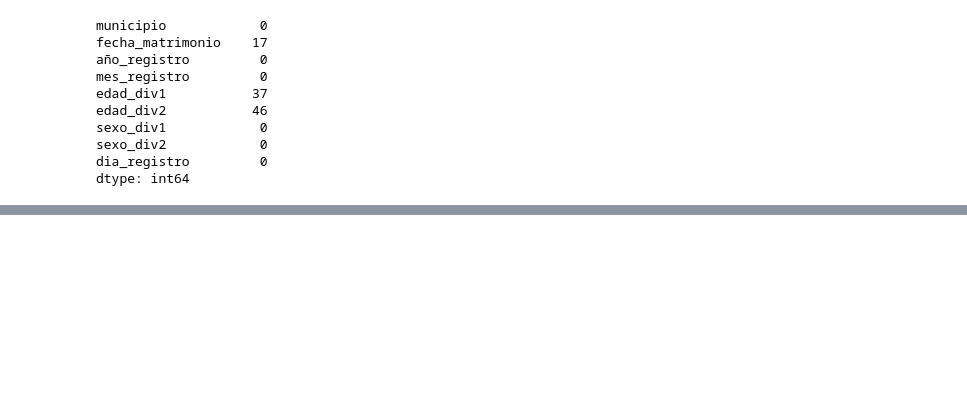
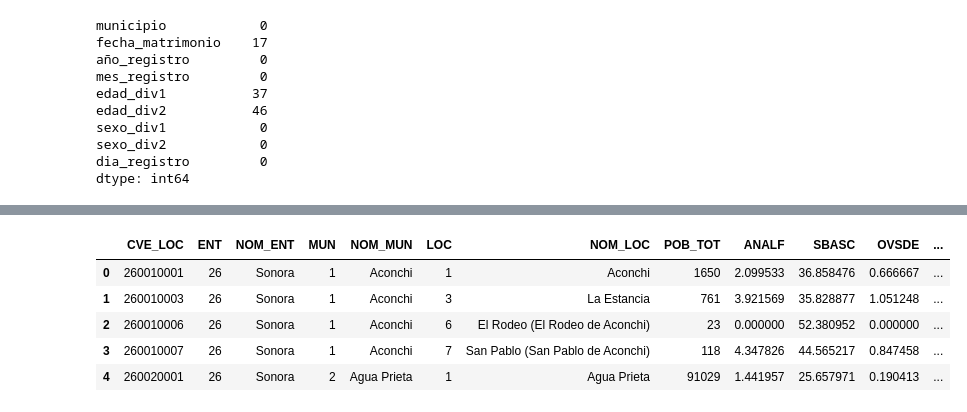
Before and after one commit to JesusF10/Hackaton-LCC-2025, a Jupyter notebook: notas.ipynb, the cells around one changed output, grey strips where cells are left out. Saved outputs shown, nothing was run; the diff lists cells and outputs as text; code cells hidden in the pictures; blank space fills up the shorter version.

Commit message:
add data

```diff
--- a/notas.ipynb
+++ b/notas.ipynb
@@ -196,0 +252,11 @@ pd.concat([nulos_totales, divorcios_2020[['municipio']].groupby(divorcios_2020["
+# %%
+indice_marginacion = pd.read_csv("./data/indice_marginacion_localidad_sonora_2020.csv")
+# %%
+indice_marginacion.head()
+# %% [output]
+|  | CVE_LOC | ENT | NOM_ENT | MUN | NOM_MUN | LOC | NOM_LOC | POB_TOT | ANALF | SBASC | OVSDE | ... |
+| 0 | 260010001 | 26 | Sonora | 1 | Aconchi | 1 | Aconchi | 1650 | 2.099533 | 36.858476 | 0.666667 | ... |
+| 1 | 260010003 | 26 | Sonora | 1 | Aconchi | 3 | La Estancia | 761 | 3.921569 | 35.828877 | 1.051248 | ... |
+| 2 | 260010006 | 26 | Sonora | 1 | Aconchi | 6 | El Rodeo (El Rodeo de Aconchi) | 23 | 0.000000 | 52.380952 | 0.000000 | ... |
+| 3 | 260010007 | 26 | Sonora | 1 | Aconchi | 7 | San Pablo (San Pablo de Aconchi) | 118 | 4.347826 | 44.565217 | 0.847458 | ... |
+| 4 | 260020001 | 26 | Sonora | 2 | Agua Prieta | 1 | Agua Prieta | 91029 | 1.441957 | 25.657971 | 0.190413 | ... |
```
Also changed, not shown: parts of 15 cells of this notebook, 1 other file.
